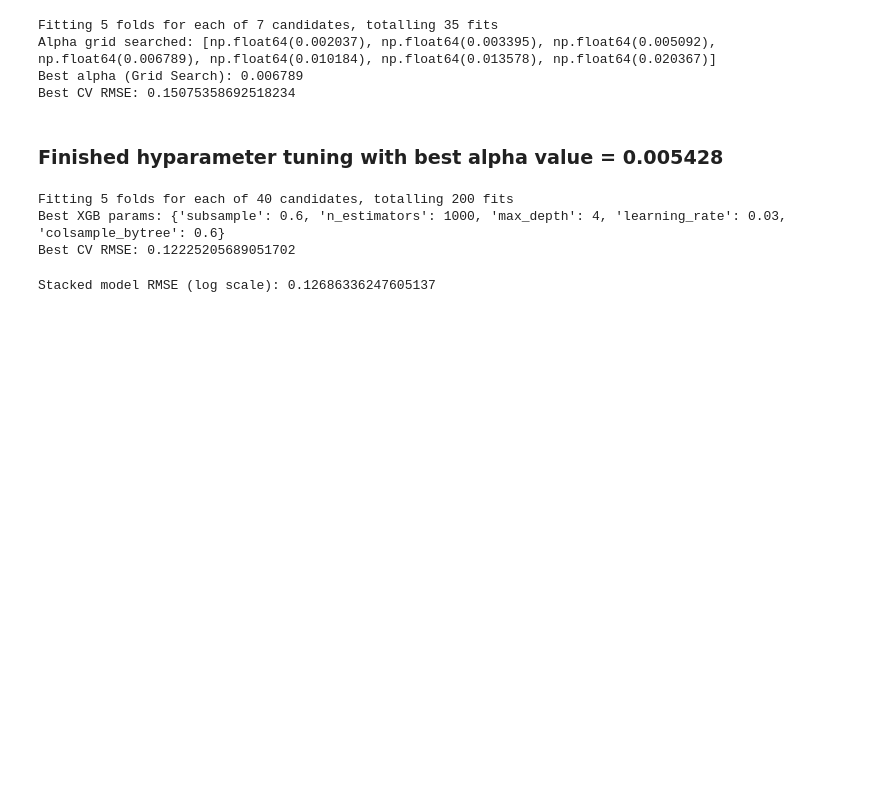
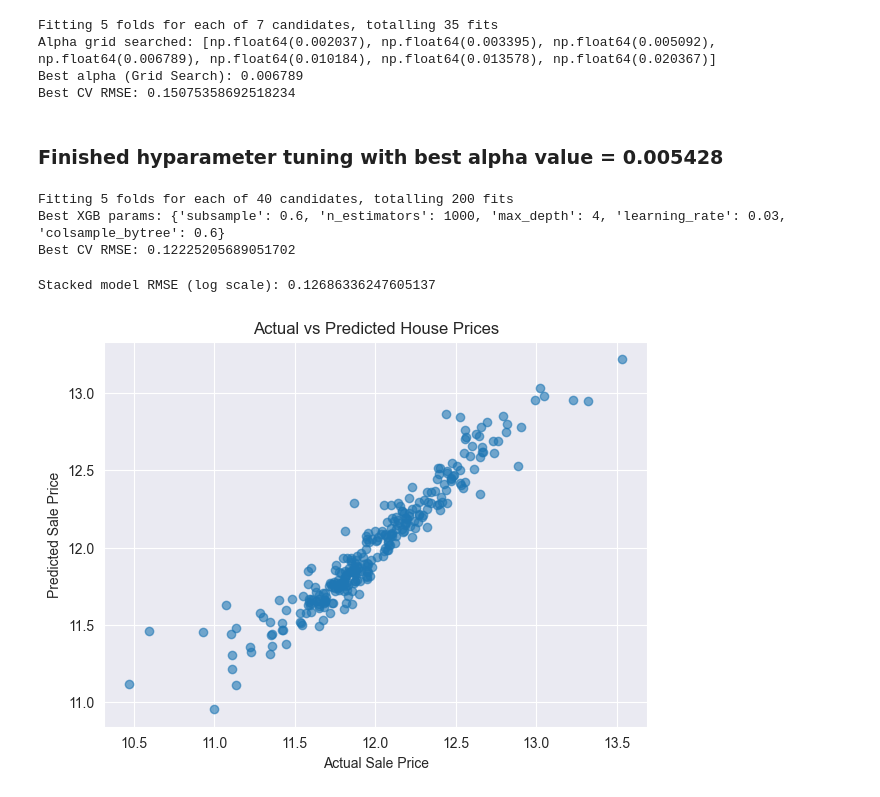
Before and after one commit to AOISYNM/DA_Practice, a Jupyter notebook: House_Pred/code/HousePrices.ipynb, the cells around one changed output. Cells and saved outputs as stored; diff of their text form; code cells hidden in the pictures; blank space fills up the shorter version.

Commit message:
Add actual vs predicted price visualization

```diff
--- a/House_Pred/code/HousePrices.ipynb
+++ b/House_Pred/code/HousePrices.ipynb
@@ -801,3 +801,15 @@ rmse = mean_squared_error(y_test, preds) ** 0.5
 print("Stacked model RMSE (log scale):", rmse)
 # %% [output]
 Stacked model RMSE (log scale): 0.12686336247605137
+# %%
+plt.figure(figsize=(7, 5))
+
+plt.scatter(y_test, preds_log, alpha=0.6)
+
+plt.xlabel("Actual Sale Price")
+plt.ylabel("Predicted Sale Price")
+plt.title("Actual vs Predicted House Prices")
+
+plt.show()
+# %% [output]
+[figure, added]
```
Also changed, not shown: parts of 1 cell of this notebook.
